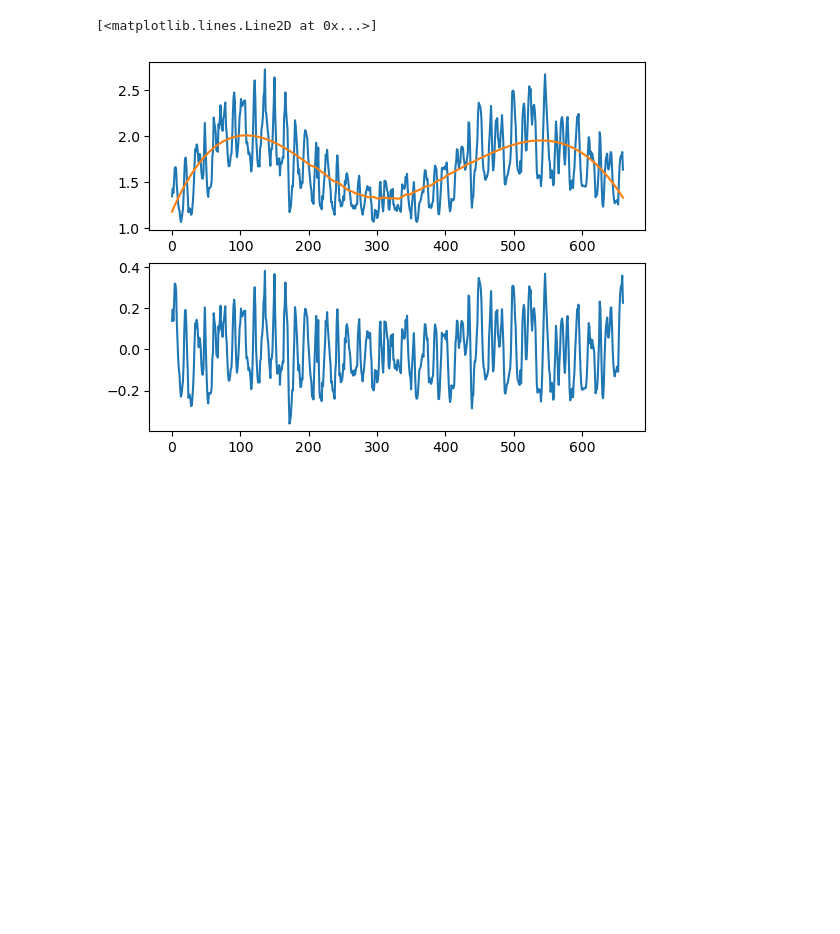
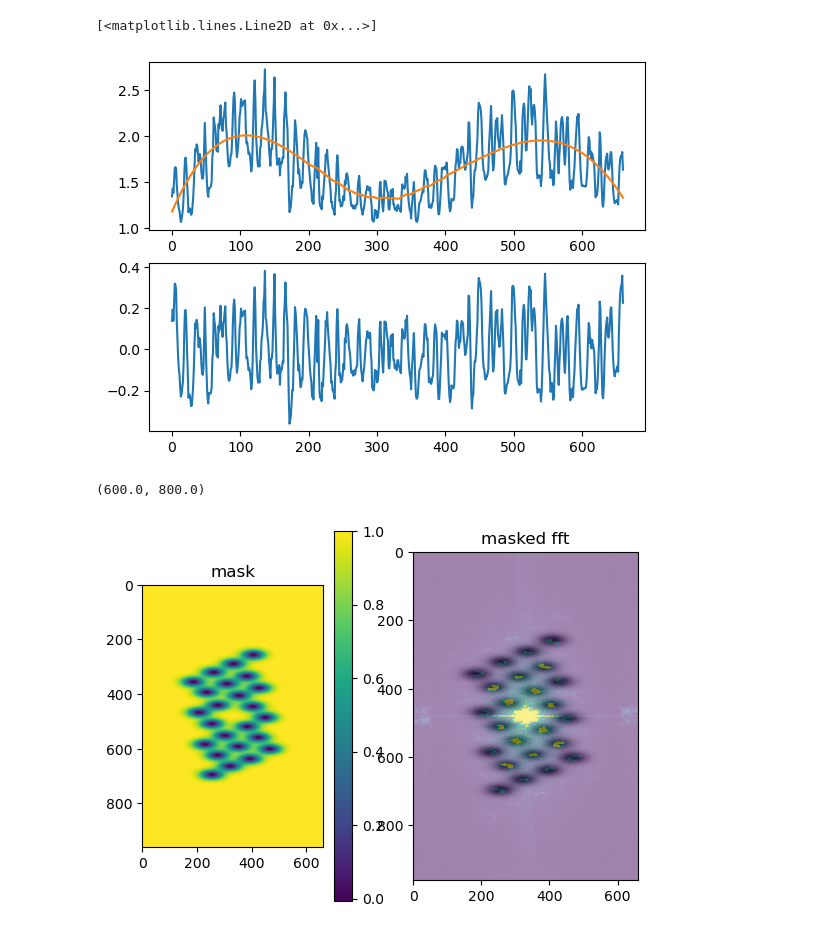
Before and after one commit to hellbrue/psi_arpes_scripts, a Jupyter notebook: scripts_francesco/filter_psi.ipynb, the cells around one changed output. Saved outputs shown, nothing was run; the diff lists cells and outputs as text; code cells hidden in the pictures; blank space fills up the shorter version.

Commit message:
fourier_filter_PSI

```diff
--- a/scripts_francesco/filter_psi.ipynb
+++ b/scripts_francesco/filter_psi.ipynb
@@ -542,3 +542,83 @@ plt.plot(np.mean(C, axis =0)/savgol_filter( np.mean(C, axis=0) , wind_size, 3)-1
 # %% [output]
 [<matplotlib.lines.Line2D at 0x...>]
 [figure]
+# %%
+from scipy import fft
+
+A = scan.sel(beta=slice(-0.1,-0.05)).sum("beta")
+arpes_grid = np.array(A.spectrum)
+
+
+def gauss2d(x=0, y=0, mx=0, my=0, sx=1, sy=1):
+    return np.exp(-((x - mx)**2. / (2. * sx**2.) + (y - my)**2. / (2. * sy**2.)))
+
+peaks_fft = {}
+peaks_fft['pos_y'] = [277, 354, 404, 384, 303, 255, 236, 310, 383, \
+    427, 450, 424, 351, 275, 230, 208, 187, 261, 334, 406, 466, 394, 321, 255]
+peaks_fft['pos_x'] = [442, 407, 447, 520, 553, 510, 395, 364, 336, \
+    379, 487, 560, 593, 625, 585, 469, 357, 322, 291, 258, 602, 638, 665, 696]
+
+peaks_fft['amplitude'] = np.ones(np.shape(peaks_fft['pos_x']))
+peaks_fft['sigma_x'] = 12*np.ones(np.shape(peaks_fft['pos_x']))
+peaks_fft['sigma_y'] = 28*np.ones(np.shape(peaks_fft['pos_x']))
+
+
+peak = peaks_fft
+
+image_fft = sfft.fftshift(sfft.fft2(np.array(arpes_grid)))
+
+mask = np.ones(image_fft.shape)
+xgrid, ygrid = np.meshgrid(
+    range(image_fft.shape[0]),
+    range(image_fft.shape[1]),
+    indexing="ij",
+    sparse=True,
+)
+
+for i in range(len(peak['pos_x'])):
+        try:
+            mask -= peak["amplitude"][i] * gauss2d(
+                xgrid,
+                ygrid,
+                peak["pos_x"][i],
+                peak["pos_y"][i],
+                peak["sigma_x"][i],
+                peak["sigma_y"][i],
+            )
+        except KeyError as exc:
+            raise KeyError(
+                f"The peaks input is supposed to be a list of dicts with the\
+following structure: pos_x, pos_y, sigma_x, sigma_y, amplitude. The error was {exc}.",
+            ) from exc
+
+plt.subplot(121)
+plt.imshow(mask)
+plt.colorbar()
+plt.title('mask')
+
+plt.subplot(122)
+plt.imshow(np.abs(image_fft), vmin = 0, vmax = 1e4)
+plt.imshow(mask, cmap = 'gray', alpha = 0.5)
+plt.title('masked fft')
+
+# apply mask to the FFT, and transform back
+filtered = sfft.ifft2(sfft.ifftshift(image_fft * mask))
+# strip negative values
+
+filtered = np.abs(filtered.clip(min=0))
+
+plt.figure()
+
+plt.subplot(121)
+plt.imshow(filtered)
+plt.title('filtered')
+
+plt.subplot(122)
+plt.imshow(filtered)
+plt.title('filtered zoom')
+
+plt.xlim([0, 200])
+plt.ylim([600, 800])
+# %% [output]
+(600.0, 800.0)
+[figure, added]
```
Also changed, not shown: parts of 3 cells of this notebook, 3 other files.
